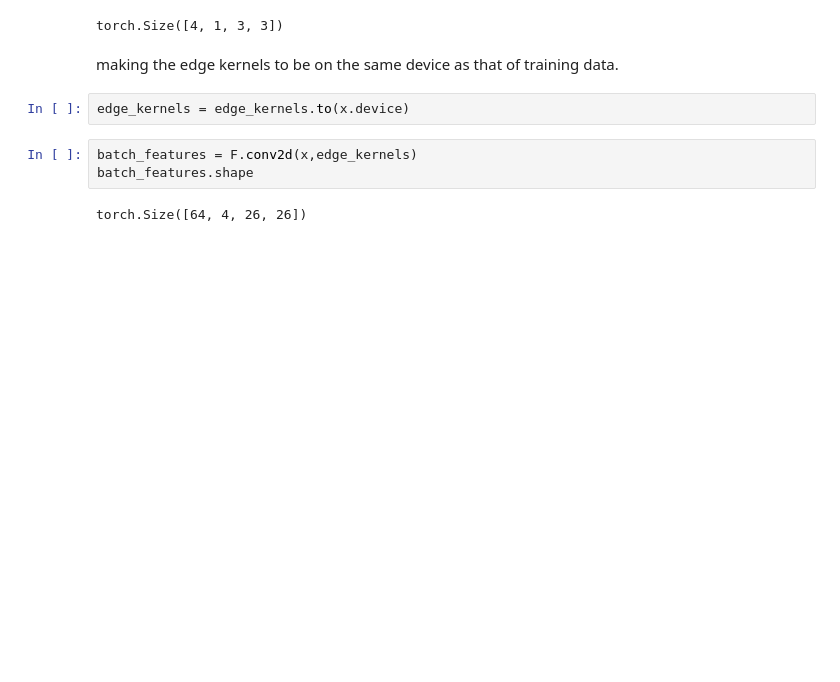
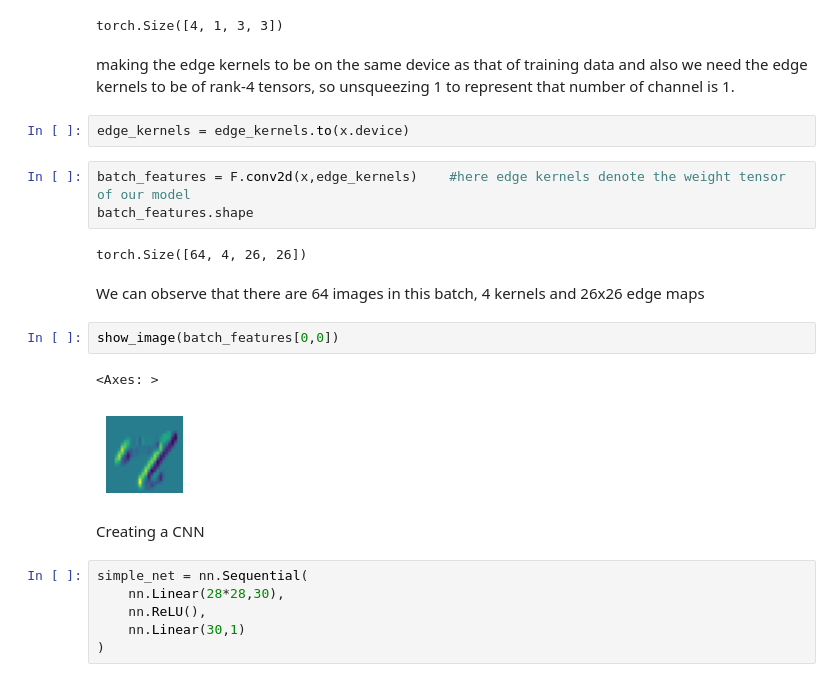
Before and after one commit to AsokTamang/Convolutional-Neural-Network, a Jupyter notebook: cnn-model.ipynb, the cells around one changed output. Drawn from its saved outputs; the diff is of its cells as text; blank space fills up the shorter version.

```diff
--- a/cnn-model.ipynb
+++ b/cnn-model.ipynb
@@ -137,11 +138,26 @@ edge_kernels.shape
 # %% [output]
 torch.Size([4, 1, 3, 3])
 # %% [markdown]
-making the edge kernels to be on the same device as that of training data.
+making the edge kernels to be on the same device as that of training data and also we need the edge kernels to be of rank-4 tensors, so unsqueezing 1 to represent that number of channel is 1.
 # %%
 edge_kernels = edge_kernels.to(x.device)
 # %%
-batch_features = F.conv2d(x,edge_kernels)
+batch_features = F.conv2d(x,edge_kernels)    #here edge kernels denote the weight tensor of our model
 batch_features.shape
 # %% [output]
 torch.Size([64, 4, 26, 26])
+# %% [markdown]
+We can observe that there are 64 images in this batch, 4 kernels and 26x26 edge maps
+# %%
+show_image(batch_features[0,0])
+# %% [output]
+<Axes: >
+[figure, added]
+# %% [markdown]
+Creating a CNN
+# %%
+simple_net = nn.Sequential(
+    nn.Linear(28*28,30),
+    nn.ReLU(),
+    nn.Linear(30,1)
+)
```
Also changed, not shown: parts of 6 cells of this notebook.
